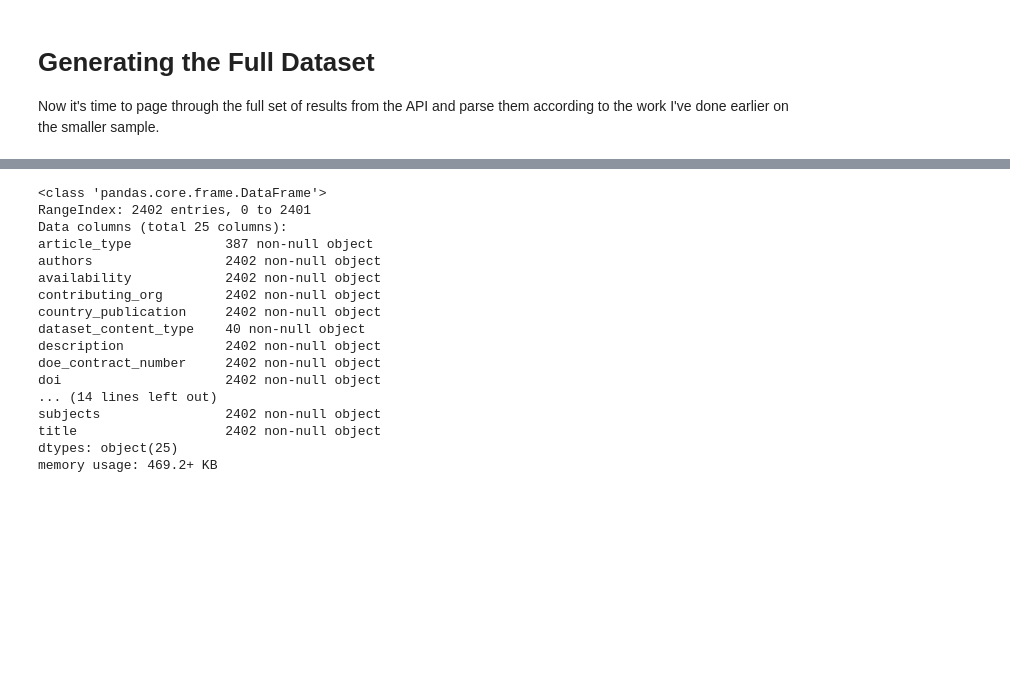
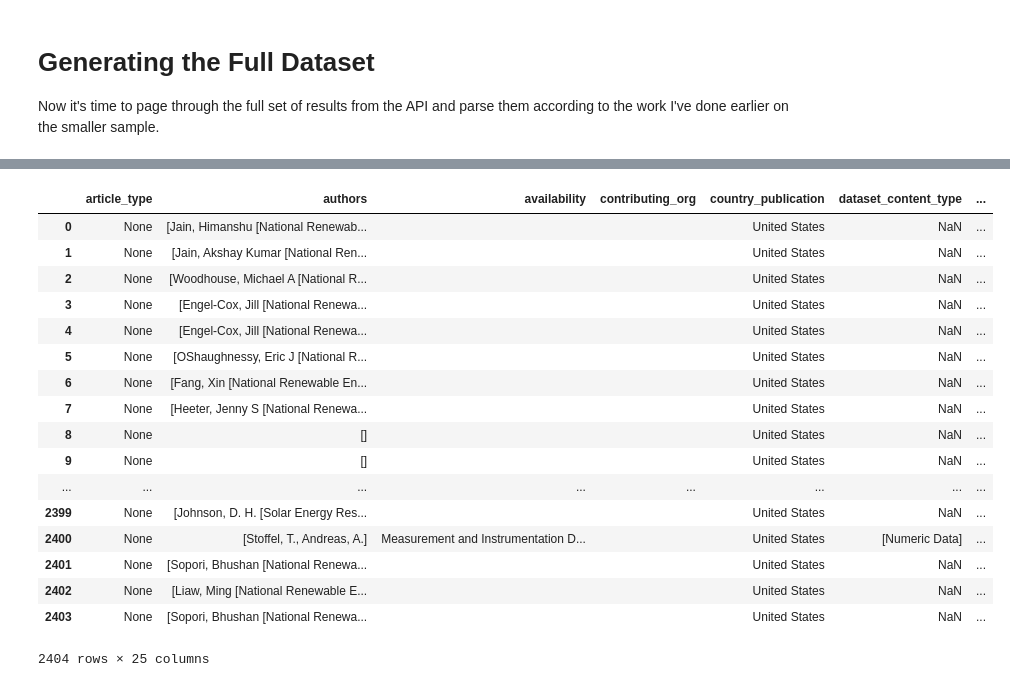
Before and after one commit to jwittenbach/OSTI-API, a Jupyter notebook: OSTI API Querying.ipynb, the cells around one changed output, grey strips where cells are left out. Drawn from its saved outputs; the diff is of its cells as text; code cells hidden in the pictures; blank space fills up the shorter version.

Commit message:
feature: Make query pagination flexible for arbitrary number of results and improve data export

```diff
--- a/OSTI API Querying.ipynb
+++ b/OSTI API Querying.ipynb
@@ -179,21 +187,3 @@ df_test
 # Generating the Full Dataset
 
 Now it's time to page through the full set of results from the API and parse them according to the work I've done earlier on the smaller sample.
-# %%
-#Query the API, mimicking the pre-made SS search URL as closely as possible
-import requests
-
-URL = "https://www.osti.gov/api/v1/records"
-
-#sort by publication date, with the most current dates first (these can be future values)
-    #and only return records that are for thing sponsored by the solar office, EE-4S
-params = {'sort': 'publication_date desc', 'sponsor_org': '"EE-4S"', 'rows': 2500}
-
-r = requests.get(URL, params=params)
-
-query_date = r.headers["Date"]
-results_count = r.headers['X-Total-Count']
-
-print(f"Query was successful: {r.status_code == requests.codes.ok}")
-print(f"Query made on {query_date} returned {results_count} hits")
-print(f"URL used was {r.url}")
@@ -229,0 +232,5 @@ df
+# %%
+#First, need to run a single query to get the full results count
+params = {'sort': 'publication_date desc', 'sponsor_org': '"EE-4S"', 'page': 1}
+
+_, results_count = query_API(params = params, print_status = True)
@@ -230,20 +244,33 @@ df
+# %%
+# Pull the full results of your query into a DataFrame
+
+# format for dates = 'MM/DD/YYYY'
+query_start_date = '01/01/1980'
+query_end_date = dt.date.today().strftime('%m/%d/%Y')  # today's date
+
+params = {'sort': 'publication_date desc', 'sponsor_org': '"EE-4S"',
+          'rows': results_count}
+
+temp, _ = query_API(params=params)
+df = pd.DataFrame.from_dict(temp)
 # %%
-df.info()
+df
 # %% [output]
+|  | article_type | authors | availability | contributing_org | country_publication | dataset_content_type | ... |
+| 0 | None | [Jain, Himanshu [National Renewab... |  |  | United States | NaN | ... |
+| 1 | None | [Jain, Akshay Kumar [National Ren... |  |  | United States | NaN | ... |
+| 2 | None | [Woodhouse, Michael A [National R... |  |  | United States | NaN | ... |
+| 3 | None | [Engel-Cox, Jill [National Renewa... |  |  | United States | NaN | ... |
+| 4 | None | [Engel-Cox, Jill [National Renewa... |  |  | United States | NaN | ... |
+| 5 | None | [OShaughnessy, Eric J [National R... |  |  | United States | NaN | ... |
+| 6 | None | [Fang, Xin [National Renewable En... |  |  | United States | NaN | ... |
+| 7 | None | [Heeter, Jenny S [National Renewa... |  |  | United States | NaN | ... |
+| 8 | None | [] |  |  | United States | NaN | ... |
+| 9 | None | [] |  |  | United States | NaN | ... |
+| ... | ... | ... | ... | ... | ... | ... | ... |
+| 2399 | None | [Johnson, D. H. [Solar Energy Res... |  |  | United States | NaN | ... |
+| 2400 | None | [Stoffel, T., Andreas, A.] | Measurement and Instrumentation D... |  | United States | [Numeric Data] | ... |
+| 2401 | None | [Sopori, Bhushan [National Renewa... |  |  | United States | NaN | ... |
+| 2402 | None | [Liaw, Ming [National Renewable E... |  |  | United States | NaN | ... |
+| 2403 | None | [Sopori, Bhushan [National Renewa... |  |  | United States | NaN | ... |
-<class 'pandas.core.frame.DataFrame'>
-RangeIndex: 2402 entries, 0 to 2401
-Data columns (total 25 columns):
-article_type            387 non-null object
-authors                 2402 non-null object
-availability            2402 non-null object
-contributing_org        2402 non-null object
-country_publication     2402 non-null object
-dataset_content_type    40 non-null object
-description             2402 non-null object
-doe_contract_number     2402 non-null object
-doi                     2402 non-null object
-... (14 lines left out)
-subjects                2402 non-null object
-title                   2402 non-null object
-dtypes: object(25)
-memory usage: 469.2+ KB
+2404 rows × 25 columns
```
Also changed, not shown: parts of 14 cells of this notebook, 5 other files.
